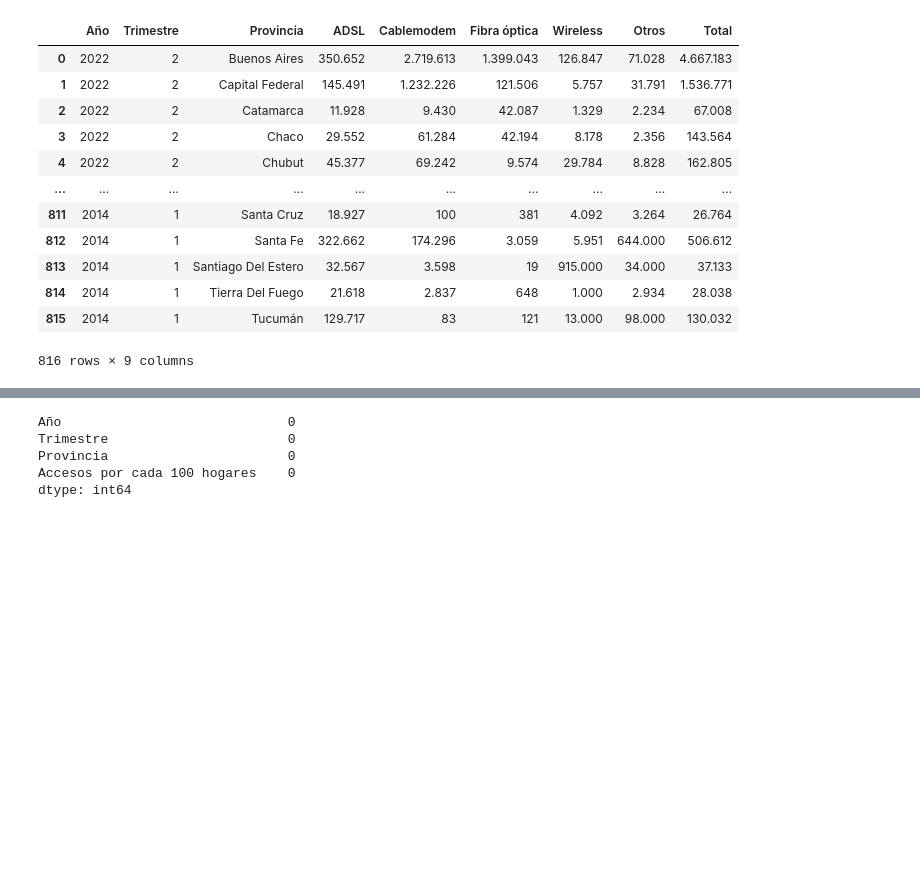
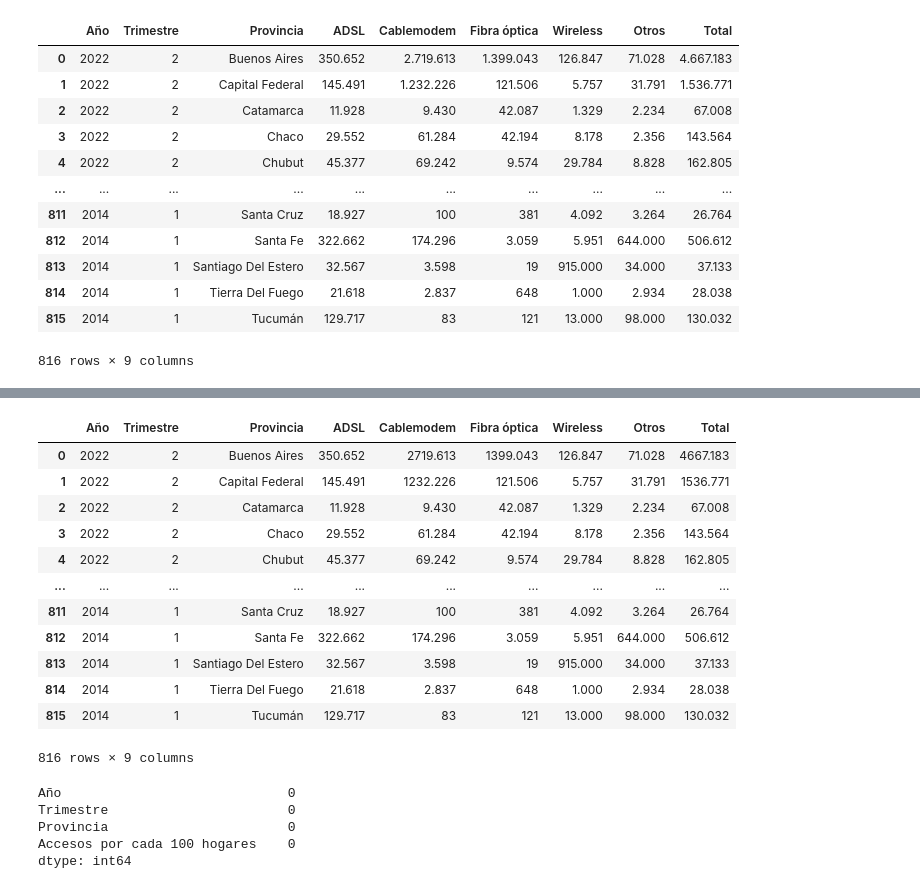
Before and after one commit to AngelZavaleta/PruebaT-cnicaNexion, a Jupyter notebook: eda_internet.ipynb, the cells around one changed output, grey strips where cells are left out. Cells and saved outputs as stored; diff of their text form; code cells hidden in the pictures; blank space fills up the shorter version.

```diff
--- a/eda_internet.ipynb
+++ b/eda_internet.ipynb
@@ -112,3 +155,19 @@ df_tecnologias
+# %%
+df_tecnologias
+# %% [output]
+|  | Año | Trimestre | Provincia | ADSL | Cablemodem | Fibra óptica | Wireless | Otros | Total |
+| 0 | 2022 | 2 | Buenos Aires | 350.652 | 2719.613 | 1399.043 | 126.847 | 71.028 | 4667.183 |
+| 1 | 2022 | 2 | Capital Federal | 145.491 | 1232.226 | 121.506 | 5.757 | 31.791 | 1536.771 |
+| 2 | 2022 | 2 | Catamarca | 11.928 | 9.430 | 42.087 | 1.329 | 2.234 | 67.008 |
+| 3 | 2022 | 2 | Chaco | 29.552 | 61.284 | 42.194 | 8.178 | 2.356 | 143.564 |
+| 4 | 2022 | 2 | Chubut | 45.377 | 69.242 | 9.574 | 29.784 | 8.828 | 162.805 |
+| ... | ... | ... | ... | ... | ... | ... | ... | ... | ... |
+| 811 | 2014 | 1 | Santa Cruz | 18.927 | 100 | 381 | 4.092 | 3.264 | 26.764 |
+| 812 | 2014 | 1 | Santa Fe | 322.662 | 174.296 | 3.059 | 5.951 | 644.000 | 506.612 |
+| 813 | 2014 | 1 | Santiago Del Estero | 32.567 | 3.598 | 19 | 915.000 | 34.000 | 37.133 |
+| 814 | 2014 | 1 | Tierra Del Fuego | 21.618 | 2.837 | 648 | 1.000 | 2.934 | 28.038 |
+| 815 | 2014 | 1 | Tucumán | 129.717 | 83 | 121 | 13.000 | 98.000 | 130.032 |
+816 rows × 9 columns
 # %%
 # Revisar datos faltantes por columna
 df_penetracion.isna().sum()
```
Also changed, not shown: parts of 11 cells of this notebook.
